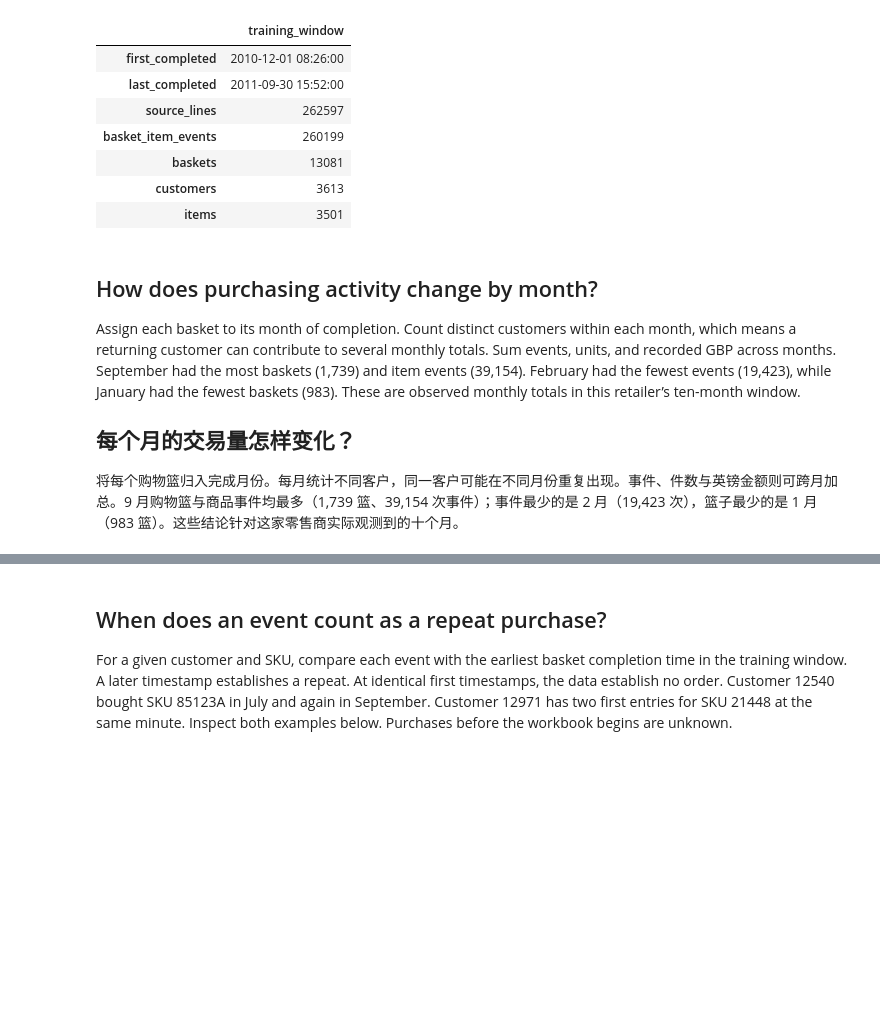
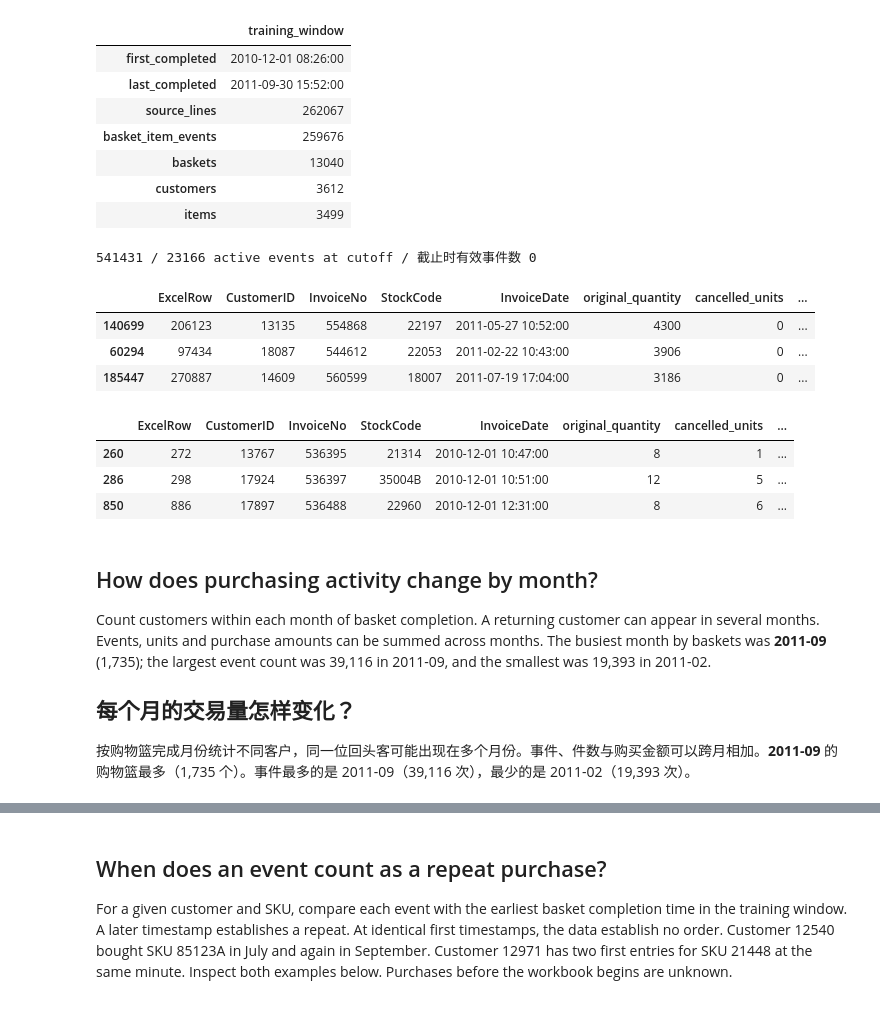
Before and after one commit to NobunagaK/online-retail-top10-recommendation, a Jupyter notebook: notebooks/training_eda.ipynb, the cells around one changed output, grey strips where cells are left out. Saved outputs shown, nothing was run; the diff lists cells and outputs as text; code cells hidden in the pictures; blank space fills up the shorter version.

```diff
--- a/notebooks/training_eda.ipynb
+++ b/notebooks/training_eda.ipynb
@@ -71,7 +83,7 @@ def notebook_inputs(project, allow_download):
         return load_training_inputs(project)
     if not allow_download:
         raise FileNotFoundError("Run the D1 cleaning notebook or python -m scripts.prepare_data first. / 请先完成 D1 清洗。")
-    revision = "083f2c8514e3bb9824f4f9855176b76e5afb534e"
+    revision = "ccdbe06ef24b831c2e8017b57bbba04d17192821"
     base = f"https://raw.githubusercontent.com/NobunagaK/online-retail-top10-recommendation/{revision}"
     print("D1 data from GitHub / 从 GitHub 读取固定版本：", revision)
     with TemporaryDirectory() as work:
@@ -102,9 +118,5 @@ Use the half-open window `[2010-12-01, 2011-10-01)` on `basket_time`, the last r
 # %%
 INVOICE_KEYS = ["CustomerID", "InvoiceNo"]
-TRAIN_START = pd.Timestamp("2010-12-01")
-TRAIN_END = pd.Timestamp("2011-10-01")
-
-
 def select_training_data(
     events: pd.DataFrame, purchase_lines: pd.DataFrame, start=TRAIN_START, end=TRAIN_END,
 ) -> tuple[pd.DataFrame, pd.DataFrame]:
@@ -112,6 +124,8 @@ def select_training_data(
 
     The event table supplies one completion time per (CustomerID, InvoiceNo).
     A basket completed at the cutoff is excluded even if some lines are earlier.
+    Inputs with credit adjustments must already reflect only information available
+    at the requested cutoff. Filtering dates cannot undo a later credit.
     Read CSV identifiers as strings to preserve their original spelling and zeros.
     """
     start, end = pd.Timestamp(start), pd.Timestamp(end)
@@ -120,47 +134,72 @@ def select_training_data(
     times = pd.to_datetime(events["basket_time"])
     selected = times.ge(start) & times.lt(end)
     train_events = events.loc[selected].copy()
     train_events["basket_time"] = times.loc[selected]
     train_events = train_events.sort_values(
         ["basket_time", *INVOICE_KEYS, "StockCode"], ignore_index=True,
     )
     baskets = train_events[[*INVOICE_KEYS, "basket_time"]].drop_duplicates()
-    train_lines = purchase_lines.merge(baskets, on=INVOICE_KEYS, how="inner", validate="many_to_one")
+    train_lines = purchase_lines.merge(
+        baskets, on=INVOICE_KEYS, how="inner", validate="many_to_one", suffixes=("_source", ""),
+    )
+    if "basket_time_source" in train_lines:
+        if not pd.to_datetime(train_lines.pop("basket_time_source")).eq(train_lines["basket_time"]).all():
+            raise ValueError("Purchase lines and events disagree on their original basket completion time.")
     train_lines["InvoiceDate"] = pd.to_datetime(train_lines["InvoiceDate"])
     if train_lines["InvoiceDate"].gt(train_lines["basket_time"]).any():
         raise ValueError("A retained invoice line is dated after its basket's completion.")
     if len(train_lines) != train_events["source_lines"].sum():
         raise ValueError("Training basket source-line counts differ from the matched purchase lines.")
     return train_events, train_lines.sort_values("ExcelRow", ignore_index=True)
+
+
 events, lines = select_training_data(all_events, all_lines)
 assert events["basket_time"].ge(TRAIN_START).all() and events["basket_time"].lt(TRAIN_END).all()
 assert events["source_lines"].sum() == len(lines)
 assert events["quantity"].sum() == lines["Quantity"].sum()
 import math
 assert math.isclose(events["amount_gbp"].sum(), (lines["Quantity"] * lines["UnitPrice"]).sum(), abs_tol=1e-6, rel_tol=0)
 display(pd.Series({
     "first_completed": events["basket_time"].min(), "last_completed": events["basket_time"].max(),
     "source_lines": len(lines), "basket_item_events": len(events),
     "baskets": len(events[INVOICE_KEYS].drop_duplicates()),
     "customers": events["CustomerID"].nunique(), "items": events["StockCode"].nunique(),
 }).to_frame("training_window"))
+assert len(events) == len(all_events) and len(lines) == len(all_lines)
+assert (lines["Quantity"] == lines["original_quantity"] - lines["cancelled_units"]).all()
+example = events["InvoiceNo"].eq("541431") & events["StockCode"].eq("23166")
+assert not example.any()
+print("541431 / 23166 active events at cutoff / 截止时有效事件数", int(example.sum()))
+evidence_columns = ["ExcelRow", "CustomerID", "InvoiceNo", "StockCode", "InvoiceDate",
+                    "original_quantity", "cancelled_units", "returned_units", "Quantity", "UnitPrice"]
+display(lines.nlargest(3, "Quantity")[evidence_columns])
+display(lines.loc[lines["cancelled_units"].gt(0), evidence_columns].head(3))
 # %% [output]
 |  | training_window |
 | first_completed | 2010-12-01 08:26:00 |
 | last_completed | 2011-09-30 15:52:00 |
-| source_lines | 262597 |
-| basket_item_events | 260199 |
-| baskets | 13081 |
-| customers | 3613 |
-| items | 3501 |
+| source_lines | 262067 |
+| basket_item_events | 259676 |
+| baskets | 13040 |
+| customers | 3612 |
+| items | 3499 |
+541431 / 23166 active events at cutoff / 截止时有效事件数 0
+|  | ExcelRow | CustomerID | InvoiceNo | StockCode | InvoiceDate | original_quantity | cancelled_units | ... |
+| 140699 | 206123 | 13135 | 554868 | 22197 | 2011-05-27 10:52:00 | 4300 | 0 | ... |
+| 60294 | 97434 | 18087 | 544612 | 22053 | 2011-02-22 10:43:00 | 3906 | 0 | ... |
+| 185447 | 270887 | 14609 | 560599 | 18007 | 2011-07-19 17:04:00 | 3186 | 0 | ... |
+|  | ExcelRow | CustomerID | InvoiceNo | StockCode | InvoiceDate | original_quantity | cancelled_units | ... |
+| 260 | 272 | 13767 | 536395 | 21314 | 2010-12-01 10:47:00 | 8 | 1 | ... |
+| 286 | 298 | 17924 | 536397 | 35004B | 2010-12-01 10:51:00 | 12 | 5 | ... |
+| 850 | 886 | 17897 | 536488 | 22960 | 2010-12-01 12:31:00 | 8 | 6 | ... |
 # %% [markdown]
 ## How does purchasing activity change by month?
 
-Assign each basket to its month of completion. Count distinct customers within each month, which means a returning customer can contribute to several monthly totals. Sum events, units, and recorded GBP across months. September had the most baskets (1,739) and item events (39,154). February had the fewest events (19,423), while January had the fewest baskets (983). These are observed monthly totals in this retailer’s ten-month window.
+Count customers within each month of basket completion. A returning customer can appear in several months. Events, units and purchase amounts can be summed across months. The busiest month by baskets was **2011-09** (1,735); the largest event count was 39,116 in 2011-09, and the smallest was 19,393 in 2011-02.
 
 ## 每个月的交易量怎样变化？
 
-将每个购物篮归入完成月份。每月统计不同客户，同一客户可能在不同月份重复出现。事件、件数与英镑金额则可跨月加总。9 月购物篮与商品事件均最多（1,739 篮、39,154 次事件）；事件最少的是 2 月（19,423 次），篮子最少的是 1 月（983 篮）。这些结论针对这家零售商实际观测到的十个月。
+按购物篮完成月份统计不同客户，同一位回头客可能出现在多个月份。事件、件数与购买金额可以跨月相加。**2011-09** 的购物篮最多（1,735 个）。事件最多的是 2011-09（39,116 次），最少的是 2011-02（19,393 次）。
 # %%
 def monthly_activity(train_events: pd.DataFrame, start=TRAIN_START, end=TRAIN_END) -> pd.DataFrame:
     """Summarize each calendar month, including empty months within [start, end).
```
Also changed, not shown: parts of 20 cells of this notebook, 20 other files.
